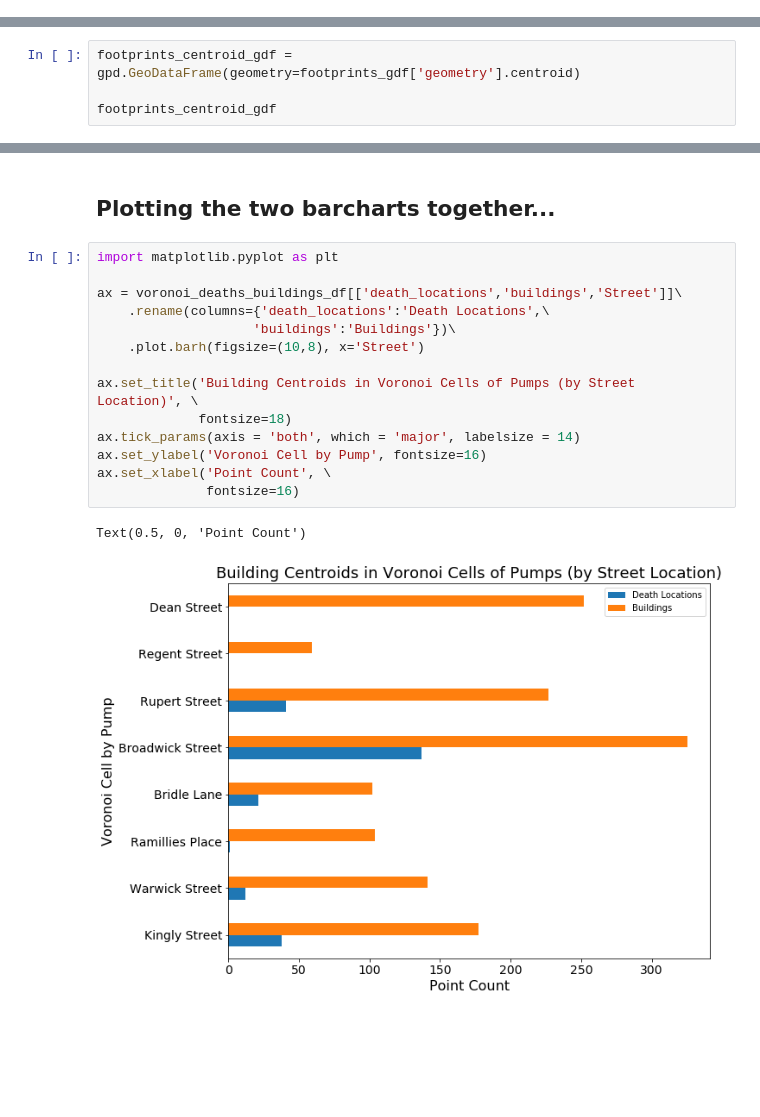
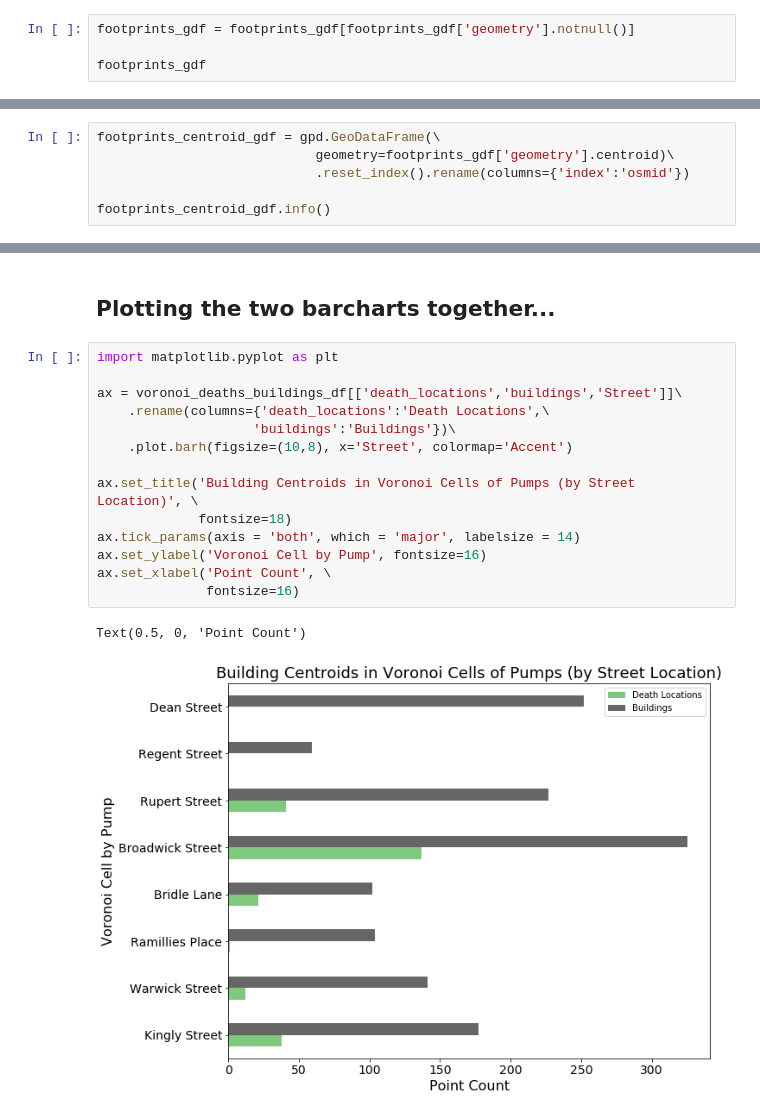
Before and after one commit to nravilla/1854-Cholera-Outbreak-London-Advanced-2, a Jupyter notebook: NB06-Buildings-in-Voronoi-Cells.ipynb, the cells around one changed output, grey strips where cells are left out. Cells and saved outputs as stored; diff of their text form; blank space fills up the shorter version.

```diff
--- a/NB06-Buildings-in-Voronoi-Cells.ipynb
+++ b/NB06-Buildings-in-Voronoi-Cells.ipynb
@@ -24,3 +24,7 @@ footprints_gdf = \
                 footprint_type='building', retain_invalid=False)
 # %% [markdown]
 Let's look at the `geometry` column - these are the building footprint polygons.
+# %%
+footprints_gdf = footprints_gdf[footprints_gdf['geometry'].notnull()]
+
+footprints_gdf
@@ -69,7 +92,9 @@ gpd.__version__
 # %% [markdown]
 The footprint feature of OSMNx allows you to plot polygons of buildings. But to determine of buildings are in voronoi cells, we need to identify buildings by the centroid of polygon vertices. Fortunately, `geometry` columns in Geopandas are native `shapely` objects. We can get polygon centroids by the attribute `centroid`.
 # %%
-footprints_centroid_gdf = gpd.GeoDataFrame(geometry=footprints_gdf['geometry'].centroid)
+footprints_centroid_gdf = gpd.GeoDataFrame(\
+                            geometry=footprints_gdf['geometry'].centroid)\
+                            .reset_index().rename(columns={'index':'osmid'})
 
-footprints_centroid_gdf
+footprints_centroid_gdf.info()
 # %% [output]
@@ -210,17 +288,17 @@ voronoi_deaths_buildings_df
 # %%
 import matplotlib.pyplot as plt
 
 ax = voronoi_deaths_buildings_df[['death_locations','buildings','Street']]\
     .rename(columns={'death_locations':'Death Locations',\
                     'buildings':'Buildings'})\
-    .plot.barh(figsize=(10,8), x='Street')
+    .plot.barh(figsize=(10,8), x='Street', colormap='Accent')
 
 ax.set_title('Building Centroids in Voronoi Cells of Pumps (by Street Location)', \
              fontsize=18)
 ax.tick_params(axis = 'both', which = 'major', labelsize = 14)
 ax.set_ylabel('Voronoi Cell by Pump', fontsize=16)
 ax.set_xlabel('Point Count', \
               fontsize=16)
 # %% [output]
 Text(0.5, 0, 'Point Count')
-[figure, old version]
+[figure, new version]
```
Also changed, not shown: parts of 13 cells of this notebook.
